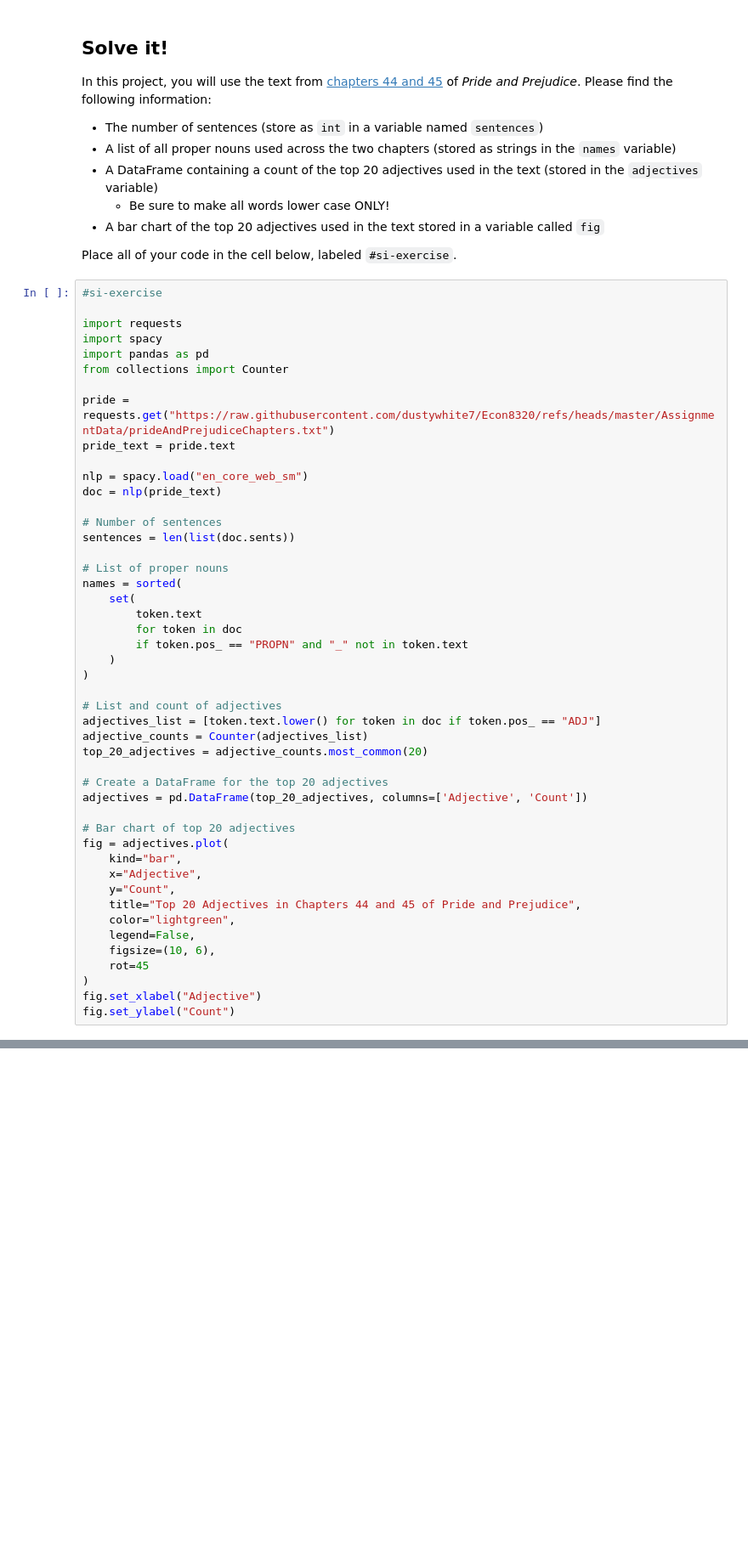
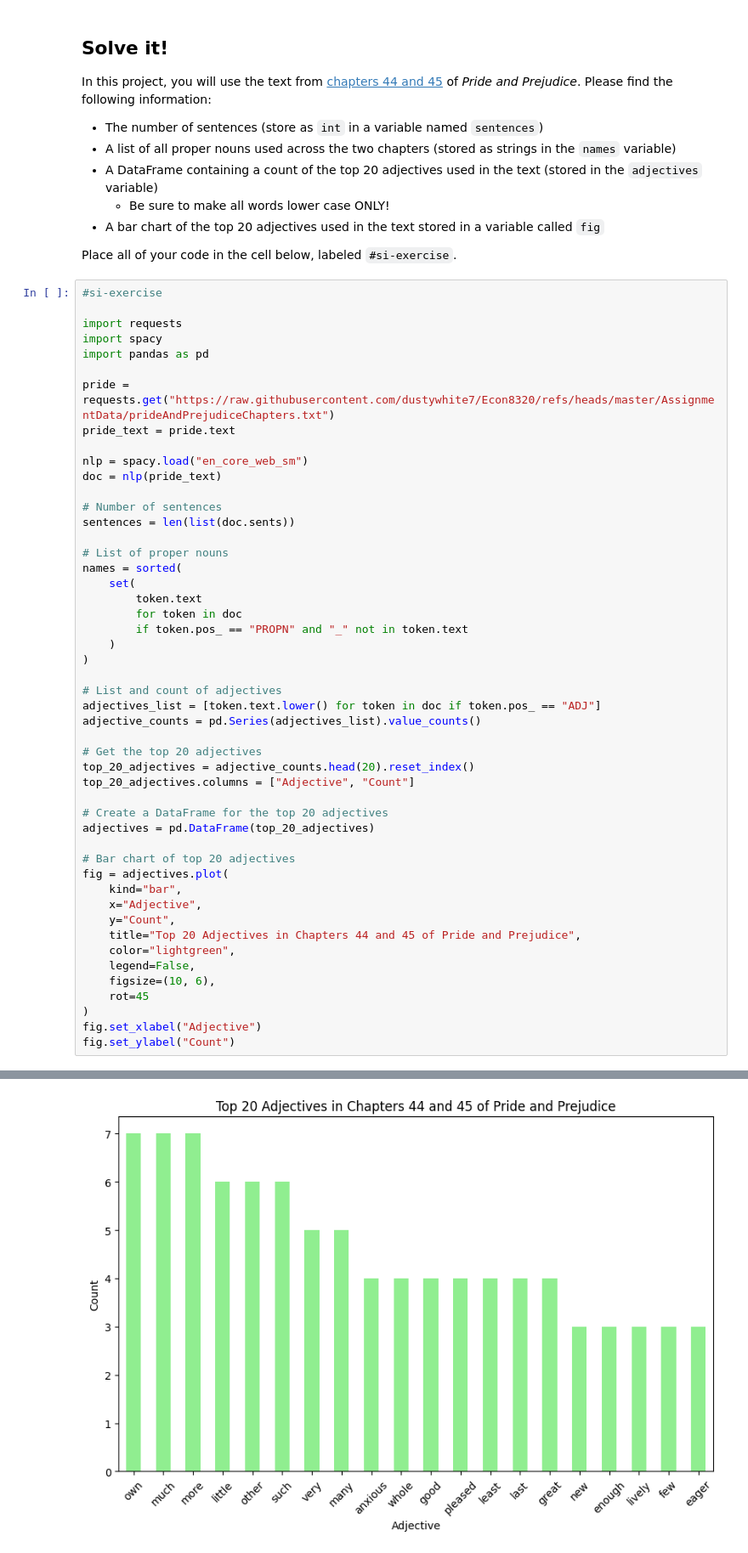
Before and after one commit to DianeMack22/econ8320-assignment-12, a Jupyter notebook: Lesson.ipynb, the cells around one changed output, grey strips where cells are left out. Shown at 85% size. Cells and saved outputs as stored; diff of their text form; blank space fills up the shorter version.

```diff
--- a/Lesson.ipynb
+++ b/Lesson.ipynb
@@ -178,7 +178,6 @@ Place all of your code in the cell below, labeled `#si-exercise`.
 import requests
 import spacy
 import pandas as pd
-from collections import Counter
 
 pride = requests.get("https://raw.githubusercontent.com/dustywhite7/Econ8320/refs/heads/master/AssignmentData/prideAndPrejudiceChapters.txt")
 pride_text = pride.text
@@ -200,11 +199,14 @@ names = sorted(
 
 # List and count of adjectives
 adjectives_list = [token.text.lower() for token in doc if token.pos_ == "ADJ"]
-adjective_counts = Counter(adjectives_list)
-top_20_adjectives = adjective_counts.most_common(20)
+adjective_counts = pd.Series(adjectives_list).value_counts()
+
+# Get the top 20 adjectives
+top_20_adjectives = adjective_counts.head(20).reset_index()
+top_20_adjectives.columns = ["Adjective", "Count"]
 
 # Create a DataFrame for the top 20 adjectives
-adjectives = pd.DataFrame(top_20_adjectives, columns=['Adjective', 'Count'])
+adjectives = pd.DataFrame(top_20_adjectives)
 
 # Bar chart of top 20 adjectives
 fig = adjectives.plot(
@@ -219,3 +221,4 @@ fig = adjectives.plot(
 )
 fig.set_xlabel("Adjective")
 fig.set_ylabel("Count")
+# %% [output]
@@ -221,0 +226 @@ fig.set_ylabel("Count")
+[figure, added]
```
Also changed, not shown: parts of 1 cell of this notebook.
